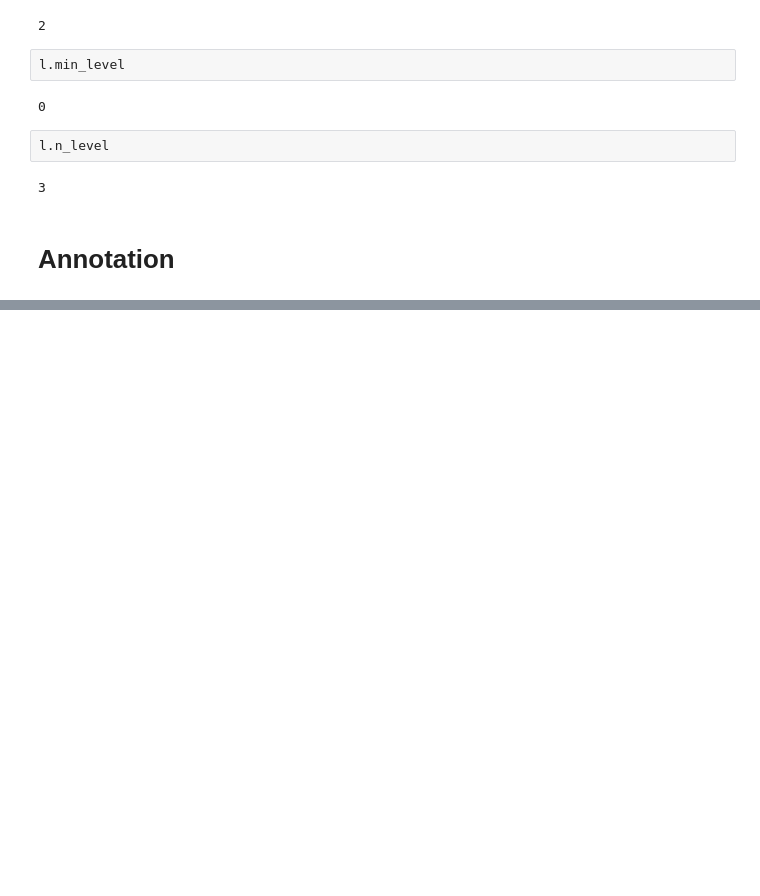
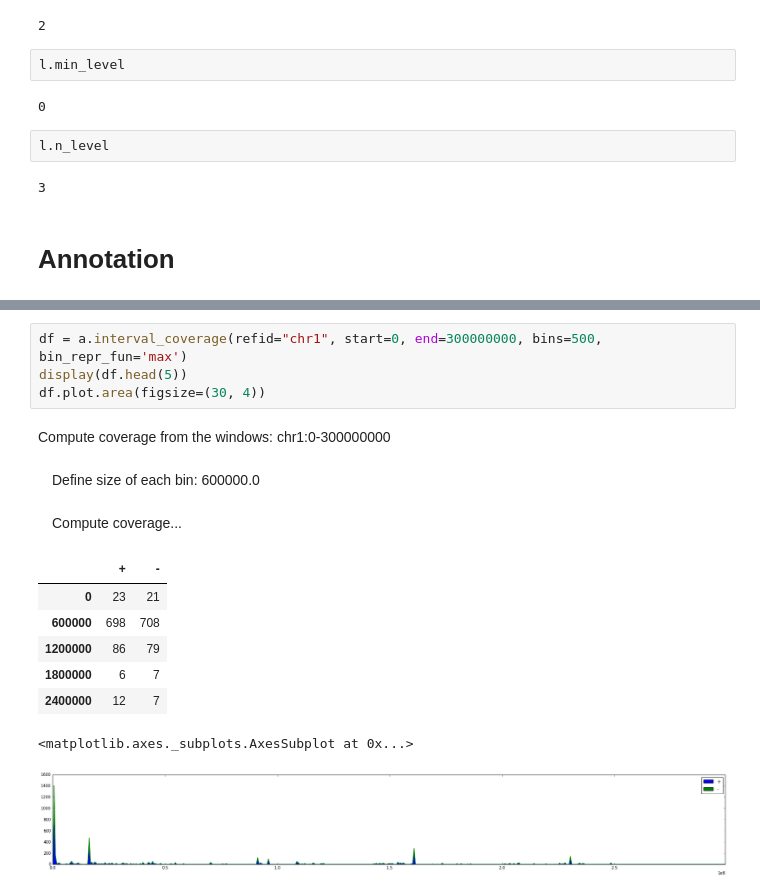
Before and after one commit to a-slide/JupyterGenoViewer, a Jupyter notebook: JGV/JGV_Test_Notebook.ipynb, the cells around one changed output, grey strips where cells are left out. Drawn from its saved outputs; the diff is of its cells as text; blank space fills up the shorter version.

```diff
--- a/JGV/JGV_Test_Notebook.ipynb
+++ b/JGV/JGV_Test_Notebook.ipynb
@@ -448,0 +857,16 @@ class Annotation(builtins.object)
+# %%
+df = a.interval_coverage(refid="chr1", start=0, end=300000000, bins=500, bin_repr_fun='max')
+display(df.head(5))
+df.plot.area(figsize=(30, 4))
+# %% [output]
+Compute coverage from the windows: chr1:0-300000000
+Define size of each bin: 600000.0
+Compute coverage...
+|  | + | - |
+| 0 | 23 | 21 |
+| 600000 | 698 | 708 |
+| 1200000 | 86 | 79 |
+| 1800000 | 6 | 7 |
+| 2400000 | 12 | 7 |
+<matplotlib.axes._subplots.AxesSubplot at 0x...>
+[figure, added]
```
Also changed, not shown: parts of 63 cells of this notebook, 10 other files.
